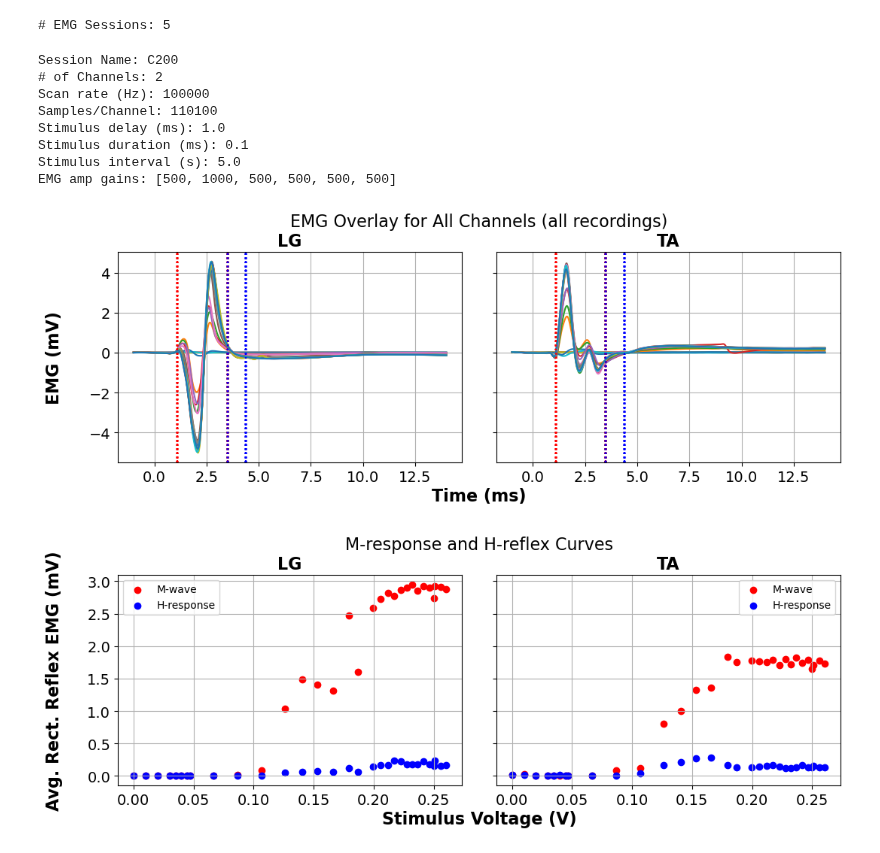
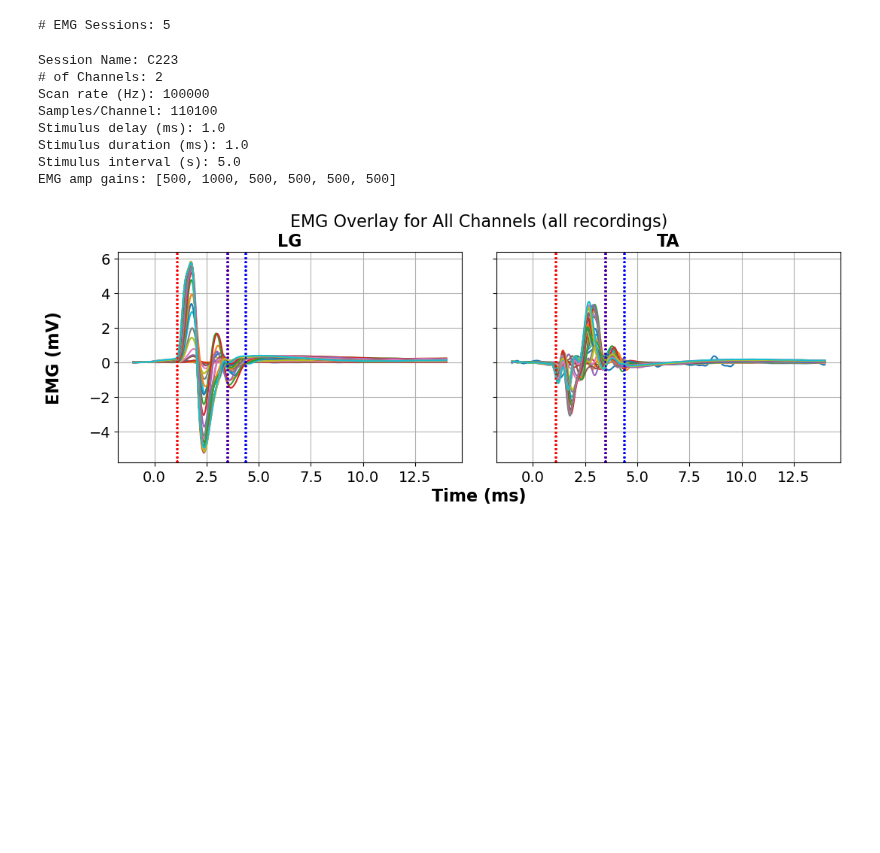
Before and after one commit to AEWorthy/MonStim-Analyzer, a Jupyter notebook: main.ipynb, the cells around one changed output. Saved outputs shown, nothing was run; the diff lists cells and outputs as text; code cells hidden in the pictures; blank space fills up the shorter version.

```diff
--- a/main.ipynb
+++ b/main.ipynb
@@ -18,10 +17,10 @@ OUTPUT_PATH = 'output'
     # 7) Add a GUI for easier use.
 # %%
 #Process CSVs into Pickle files: 'files_to_analyze' --> 'output'
-pickle_data(DATA_PATH, OUTPUT_PATH)
+# pickle_data(DATA_PATH, OUTPUT_PATH)
 
 # Create dictionaries of Pickle datasets and single sessions that are in the 'output' directory.
-dataset_dict, datasets = utils.unpackPickleOutput(OUTPUT_PATH)
+dataset_dict, datasets = Analyze_EMG.unpackPickleOutput(OUTPUT_PATH)
 for idx, dataset in enumerate(datasets):
     print(f'dataset index {idx}: {dataset}')
 # %% [output]
@@ -39,38 +38,32 @@ dataset index 10: 240524 C230.2 pre-dec sciatic mcurve std
 dataset index 11: old versions
 # %%
 # Define dataset of interest for downstream analysis.
-dataset_idx = 10
-dataset_oi = utils.dataset_oi(dataset_dict, datasets, dataset_idx)
+dataset_idx = 2
+dataset_oi = Analyze_EMG.dataset_oi(dataset_dict, datasets, dataset_idx)
 dataset_oi.dataset_parameters()
 # %% [output]
 # EMG Sessions: 5
 # %%
 # Define session of interest for downstream analysis.
-session_idx = 0
-session_oi = utils.session_oi(dataset_dict, datasets, dataset_idx, session_idx)
+session_idx = 2
+session_oi = Analyze_EMG.session_oi(dataset_dict, datasets, dataset_idx, session_idx)
 session_oi.session_parameters()
 
 # Visualize single EMG session raw and filtered
 channel_names = ["LG", "TA"]
 # channel_names = ["LG"]
 
 # session_oi.plot_emg(channel_names=channel_names, m_flags=True, h_flags=True, data_type='raw')
 session_oi.plot_emg(channel_names=channel_names, m_flags=True, h_flags=True, data_type='filtered')
 # session_oi.plot_emg(channel_names=channel_names, m_flags=True, h_flags=True, data_type='rectified')
 # session_oi.plot_emg(channel_names=channel_names, m_flags=True, h_flags=True, data_type='rectified_filtered')
-
-
-# Inspect reflex curves and suspected H-reflex trials
-# session_oi.plot_emg_suspectedH(channel_names=channel_names, h_threshold=.7)
-session_oi.plot_reflex_curves(channel_names=channel_names, method='rms')
 # %% [output]
-Session Name: C200
+Session Name: C223
 # of Channels: 2
 Scan rate (Hz): 100000
 Samples/Channel: 110100
 Stimulus delay (ms): 1.0
-Stimulus duration (ms): 0.1
+Stimulus duration (ms): 1.0
 Stimulus interval (s): 5.0
 EMG amp gains: [500, 1000, 500, 500, 500, 500]
-[figure, old version]
+[figure, new version]
-[figure, removed]
```
Also changed, not shown: parts of 4 cells of this notebook, 5 other files.
